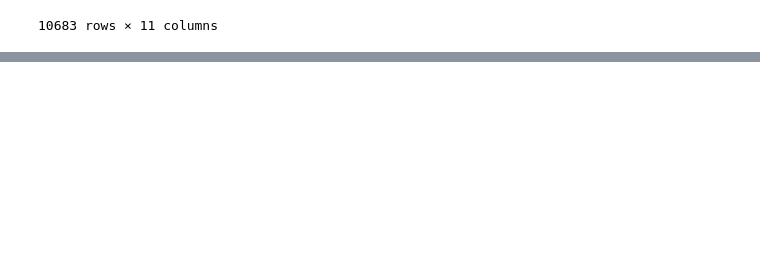
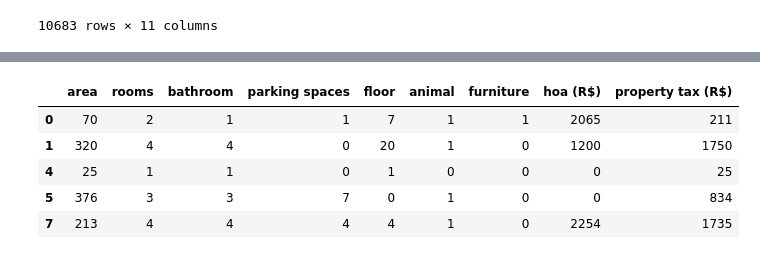
Before and after one commit to GeuberLucas/Machine_Learning_end_to_end, a Jupyter notebook: codigo_no_jupiter.ipynb, the cells around one changed output, grey strips where cells are left out. Saved outputs shown, nothing was run; the diff lists cells and outputs as text; code cells hidden in the pictures; blank space fills up the shorter version.

```diff
--- a/codigo_no_jupiter.ipynb
+++ b/codigo_no_jupiter.ipynb
@@ -187,0 +275,10 @@ baseData.loc[baseData['hoa (R$)'] <= 10000]
+# %%
+#characteristics
+characteristics.head()
+# %% [output]
+|  | area | rooms | bathroom | parking spaces | floor | animal | furniture | hoa (R$) | property tax (R$) |
+| 0 | 70 | 2 | 1 | 1 | 7 | 1 | 1 | 2065 | 211 |
+| 1 | 320 | 4 | 4 | 0 | 20 | 1 | 0 | 1200 | 1750 |
+| 4 | 25 | 1 | 1 | 0 | 1 | 0 | 0 | 0 | 25 |
+| 5 | 376 | 3 | 3 | 7 | 0 | 1 | 0 | 0 | 834 |
+| 7 | 213 | 4 | 4 | 4 | 4 | 1 | 0 | 2254 | 1735 |
```
Also changed, not shown: parts of 15 cells of this notebook.
